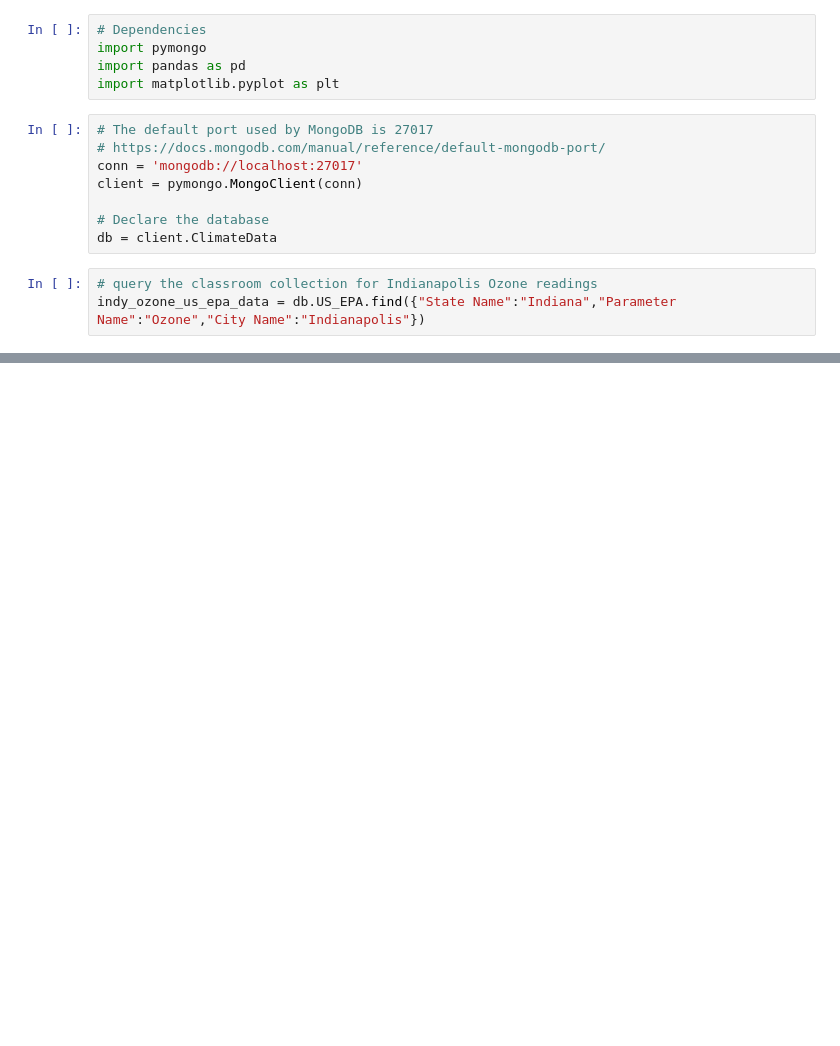
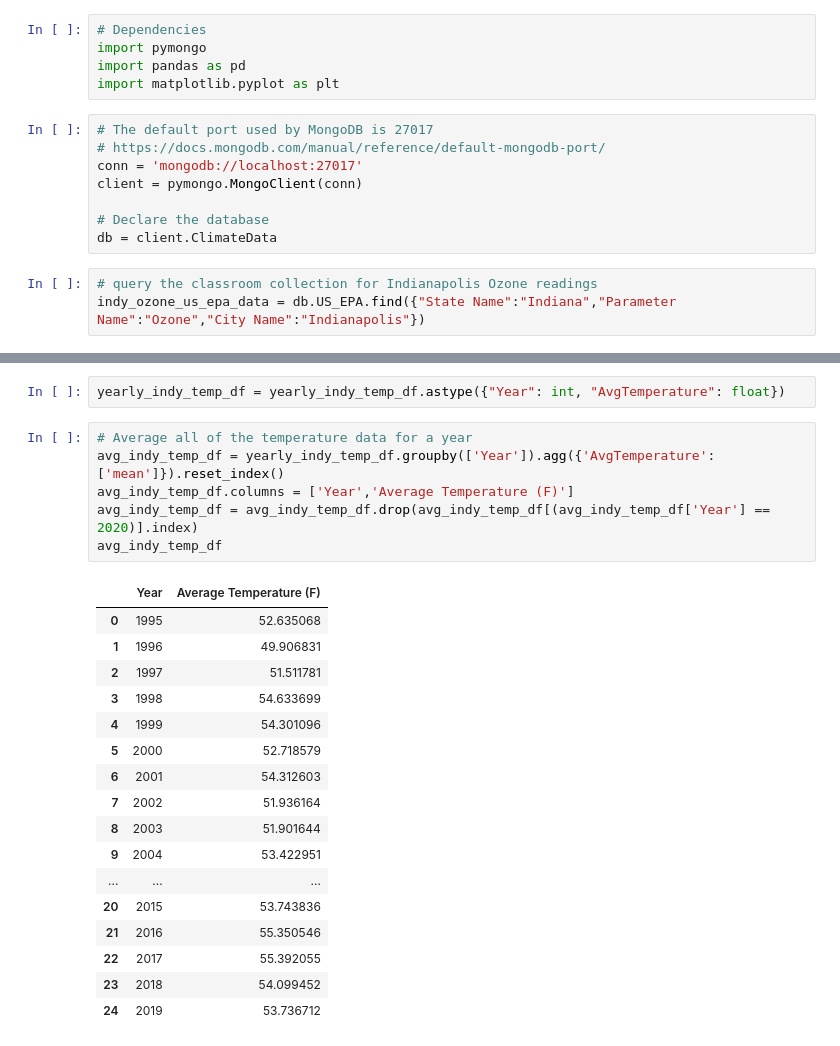
Before and after one commit to doublealogic/Climate-Change-ETL-Analysis, a Jupyter notebook: final_analysis.ipynb, the cells around one changed output, grey strips where cells are left out. Cells and saved outputs as stored; diff of their text form; blank space fills up the shorter version.

```diff
--- a/final_analysis.ipynb
+++ b/final_analysis.ipynb
@@ -54,0 +118,26 @@ plt.show()
+# %%
+yearly_indy_temp_df = yearly_indy_temp_df.astype({"Year": int, "AvgTemperature": float})
+# %%
+# Average all of the temperature data for a year
+avg_indy_temp_df = yearly_indy_temp_df.groupby(['Year']).agg({'AvgTemperature':['mean']}).reset_index()
+avg_indy_temp_df.columns = ['Year','Average Temperature (F)']
+avg_indy_temp_df = avg_indy_temp_df.drop(avg_indy_temp_df[(avg_indy_temp_df['Year'] == 2020)].index)
+avg_indy_temp_df
+# %% [output]
+|  | Year | Average Temperature (F) |
+| 0 | 1995 | 52.635068 |
+| 1 | 1996 | 49.906831 |
+| 2 | 1997 | 51.511781 |
+| 3 | 1998 | 54.633699 |
+| 4 | 1999 | 54.301096 |
+| 5 | 2000 | 52.718579 |
+| 6 | 2001 | 54.312603 |
+| 7 | 2002 | 51.936164 |
+| 8 | 2003 | 51.901644 |
+| 9 | 2004 | 53.422951 |
+| ... | ... | ... |
+| 20 | 2015 | 53.743836 |
+| 21 | 2016 | 55.350546 |
+| 22 | 2017 | 55.392055 |
+| 23 | 2018 | 54.099452 |
+| 24 | 2019 | 53.736712 |
```
Also changed, not shown: parts of 10 cells of this notebook, 4 other files.
